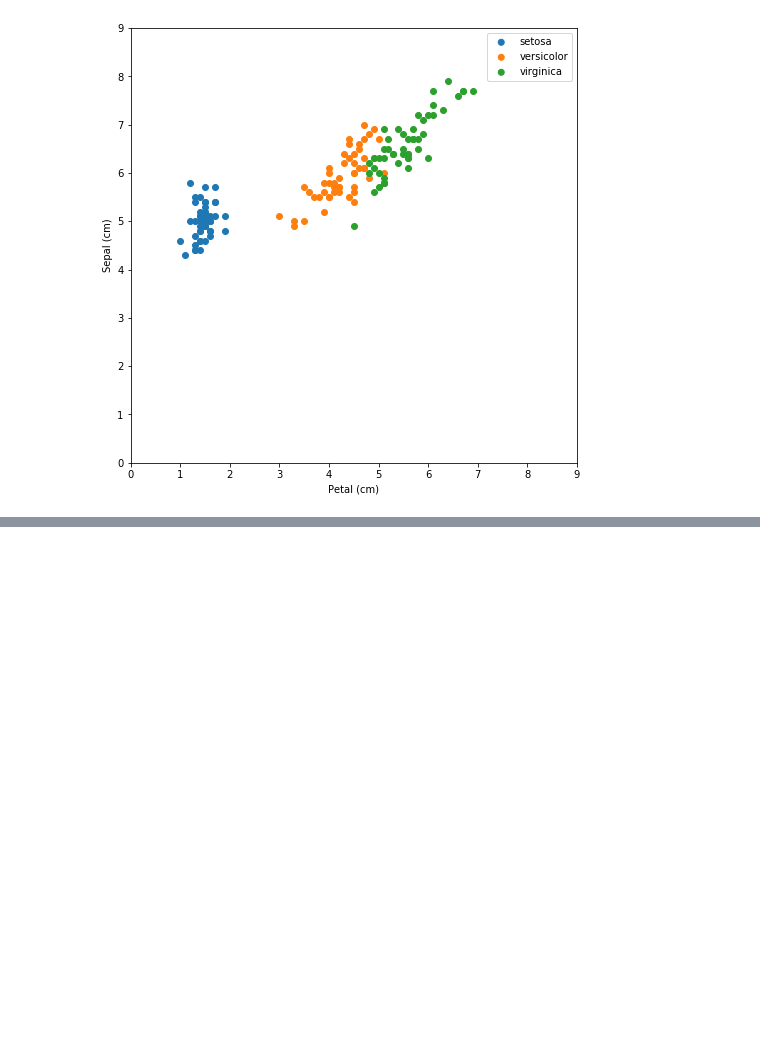
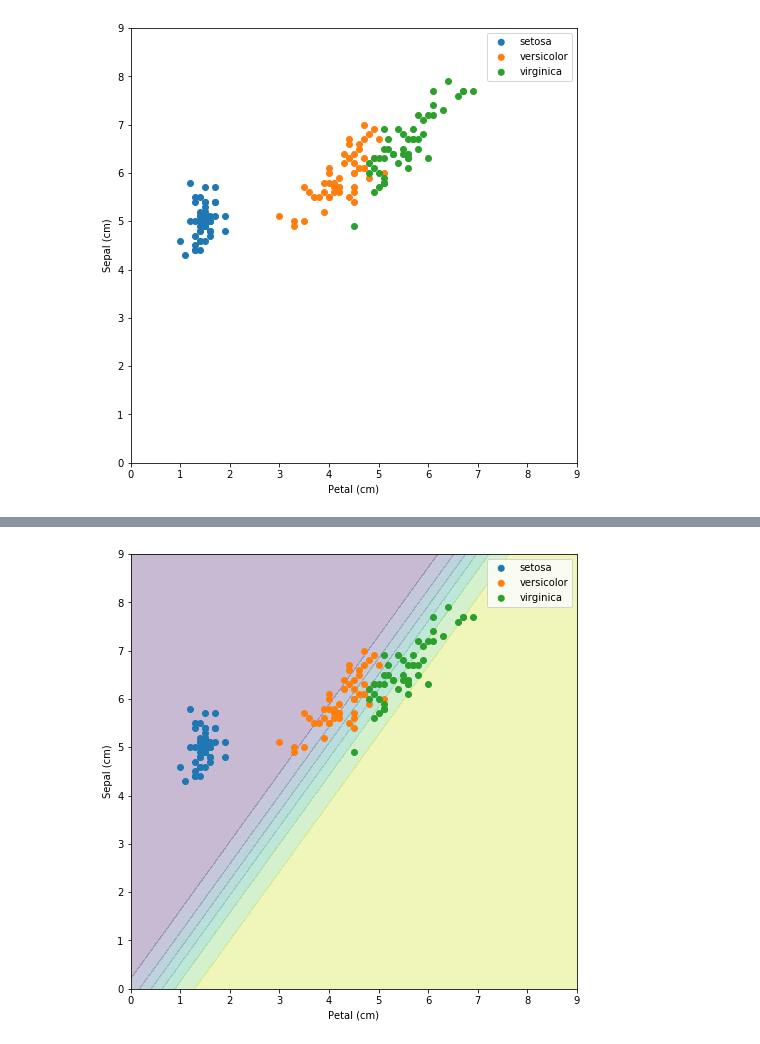
Before and after one commit to ogrisel/notebooks, a Jupyter notebook: sklearn_demos/iris.ipynb, the cells around one changed output, grey strips where cells are left out. Cells and saved outputs as stored; diff of their text form; code cells hidden in the pictures; blank space fills up the shorter version.

```diff
--- a/sklearn_demos/iris.ipynb
+++ b/sklearn_demos/iris.ipynb
@@ -84,0 +89,7 @@ plot_model_decision(tree)
+# %%
+from sklearn.linear_model import LogisticRegression
+
+lr_model = LogisticRegression().fit(X_train[y_train != 0], y_train[y_train != 0])
+plot_model_decision(lr_model, proba=True)
+# %% [output]
+[figure, added]
```
Also changed, not shown: parts of 11 cells of this notebook.
